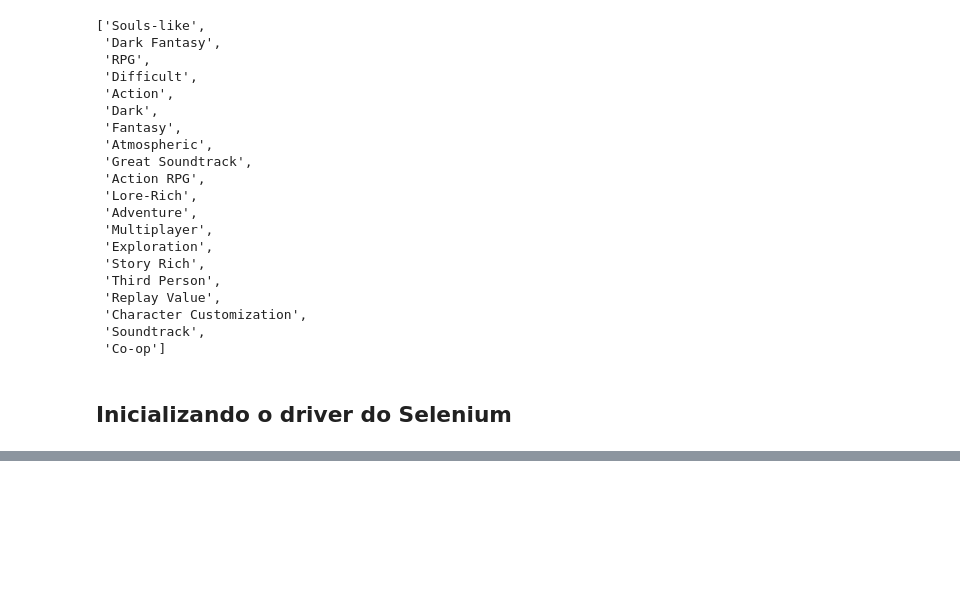
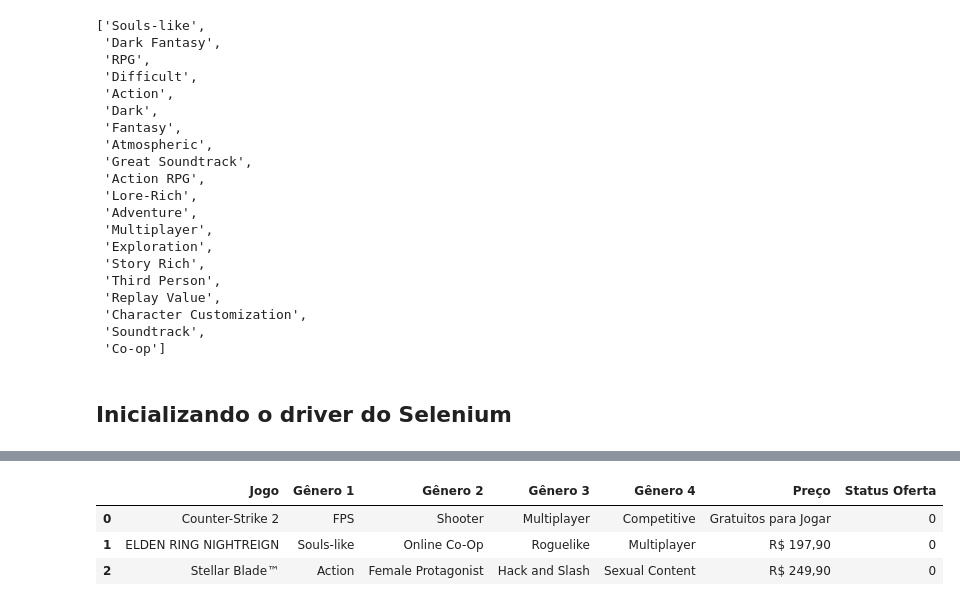
Before and after one commit to pedronery07/Steam_WebScraping, a Jupyter notebook: steam.ipynb, the cells around one changed output, grey strips where cells are left out. Saved outputs shown, nothing was run; the diff lists cells and outputs as text; code cells hidden in the pictures; blank space fills up the shorter version.

```diff
--- a/steam.ipynb
+++ b/steam.ipynb
@@ -250,8 +329,8 @@ lista_generos = []
 
 count = 0
 for i, _ in enumerate(botoes_jogos[:limite]):
-    if count == 5:
-        break
+    # if count == 5:
+    #     break
 
     time.sleep(2)
     botoes_jogos = driver.find_elements(By.CLASS_NAME, "_2-RN6nWOY56sNmcDHu069P")
@@ -293,13 +372,16 @@ for i, _ in enumerate(botoes_jogos[:limite]):
         except:
             pass
 
-        status_offer = 1 if offer else 0
-        print(nome_jogo)
-        print(top5_generos)
-        print(f'   Preço: {price}')
-        print(f'   Status Offer: {status_offer}')
-        print()
-        jogos_generos[nome_jogo] = top5_generos
+        status_offer = 1 if offer and price != "Gratuitos para Jogar" else 0
+        # print(nome_jogo)
+        # print(top5_generos)
+        # print(f'   Preço: {price}')
+        # print(f'   Status Offer: {status_offer}')
+        # print()
+        jogos_generos[nome_jogo] = {}
+        jogos_generos[nome_jogo]["gêneros"] = top5_generos
+        jogos_generos[nome_jogo]["preco"] = price
+        jogos_generos[nome_jogo]["status_offer"] = status_offer
     else:
         count -= 1
 
@@ -371,0 +395,17 @@ df_generos_top50
+# %%
+# Jogos e gêneros para dataframe
+jogos_generos_top15 = {k: v['gêneros'] for k, v in jogos_generos.items() if len(v['gêneros']) > 0}
+jogo_preco_status = {k: {'preco': v['preco'], 'status_offer': v['status_offer']} for k, v in jogos_generos.items() if len(v['gêneros']) > 0}
+# Cria dataframe com os gêneros dos jogos
+df_jogos_top15 = pd.DataFrame.from_dict(jogos_generos_top15, orient='index').reset_index()
+df_jogos_top15.columns = ['Jogo'] + [f'Gênero {i+1}' for i in range(df_jogos_top15.shape[1] - 1)]
+# Preço e status de oferta
+df_jogos_top15['Preço'] = [jogo_preco_status[jogo]['preco'] for jogo in df_jogos_top15['Jogo']]
+df_jogos_top15['Status Oferta'] = [jogo_preco_status[jogo]['status_offer'] for jogo in df_jogos_top15['Jogo']]
+# Exibe as primeiras linhas do dataframe
+df_jogos_top15.head(3)
+# %% [output]
+|  | Jogo | Gênero 1 | Gênero 2 | Gênero 3 | Gênero 4 | Preço | Status Oferta |
+| 0 | Counter-Strike 2 | FPS | Shooter | Multiplayer | Competitive | Gratuitos para Jogar | 0 |
+| 1 | ELDEN RING NIGHTREIGN | Souls-like | Online Co-Op | Roguelike | Multiplayer | R$ 197,90 | 0 |
+| 2 | Stellar Blade™ | Action | Female Protagonist | Hack and Slash | Sexual Content | R$ 249,90 | 0 |
```
Also changed, not shown: parts of 24 cells of this notebook, 2 other files.
